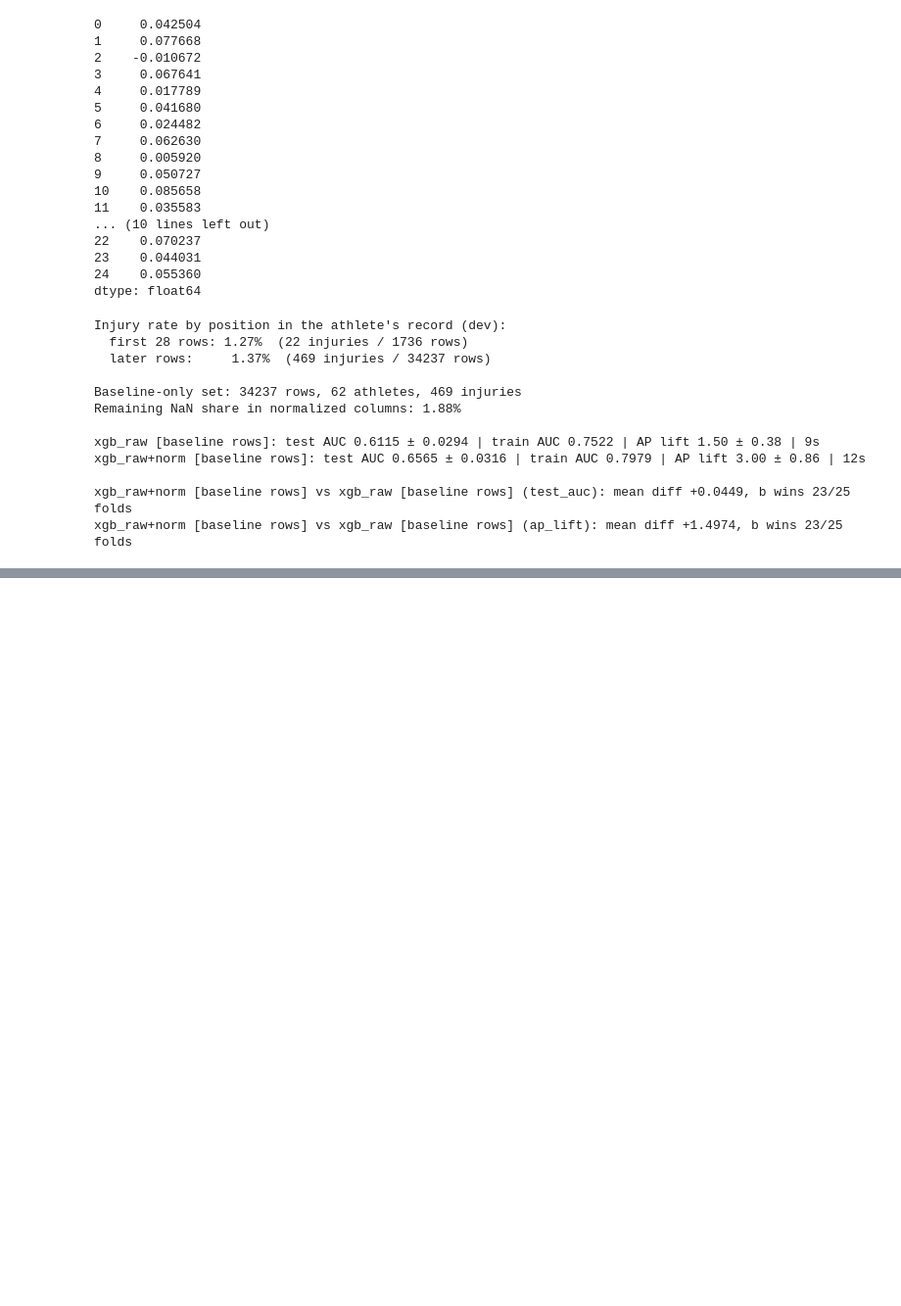
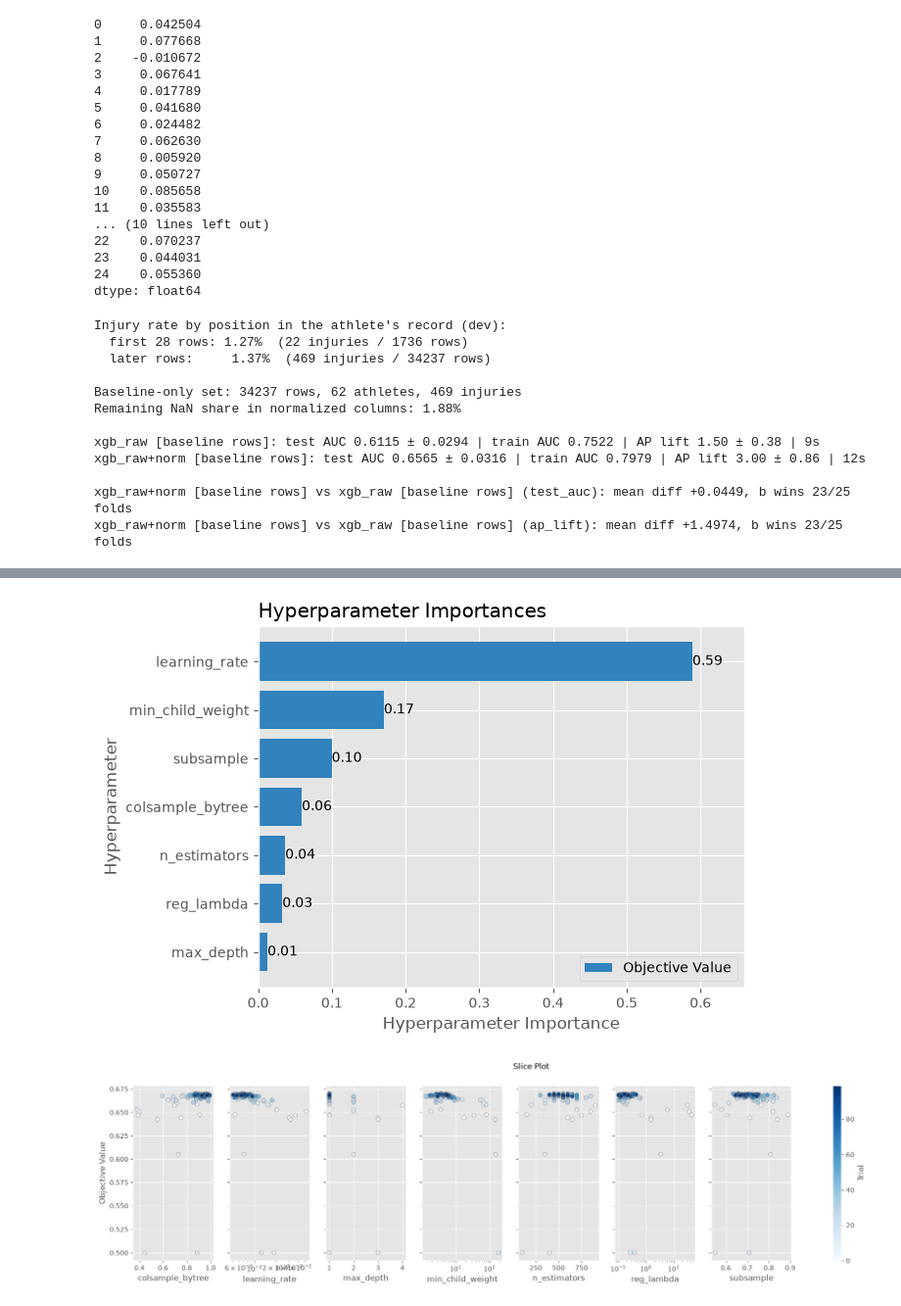
Before and after one commit to rosenhayden/InjuryPredictor, a Jupyter notebook: engFeatures.ipynb, the cells around one changed output, grey strips where cells are left out. Shown at 98% size. Saved outputs shown, nothing was run; the diff lists cells and outputs as text; code cells hidden in the pictures; blank space fills up the shorter version.

Commit message:
Test optuna tuning

```diff
--- a/engFeatures.ipynb
+++ b/engFeatures.ipynb
@@ -514,0 +645,11 @@ xgb_raw+norm [baseline rows] vs xgb_raw [baseline rows] (ap_lift): mean diff +1.
+# %%
+import matplotlib.pyplot as plt
+from optuna.visualization.matplotlib import plot_param_importances, plot_slice
+
+plot_param_importances(study)
+plt.show()
+plot_slice(study)
+plt.show()
+# %% [output]
+[figure, added]
+[figure, added]
```
Also changed, not shown: parts of 8 cells of this notebook, 2 other files.
